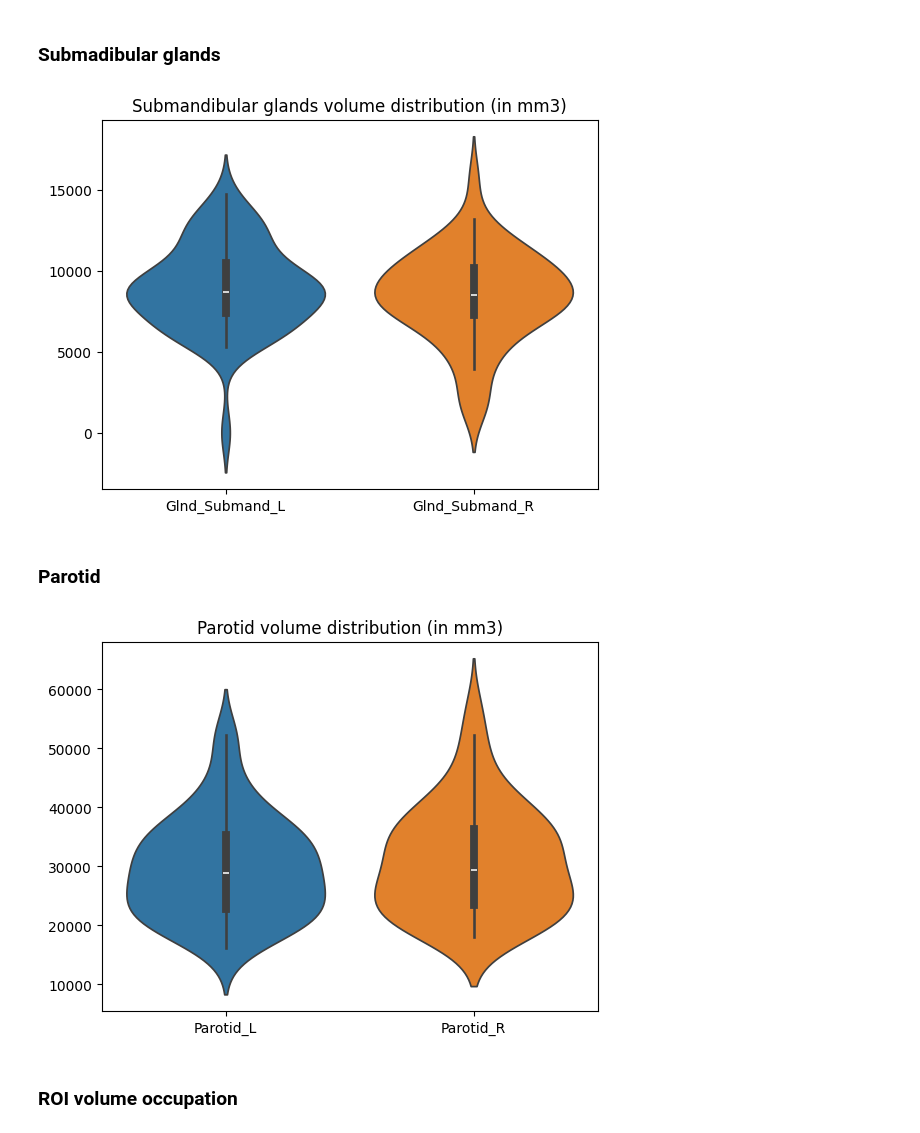
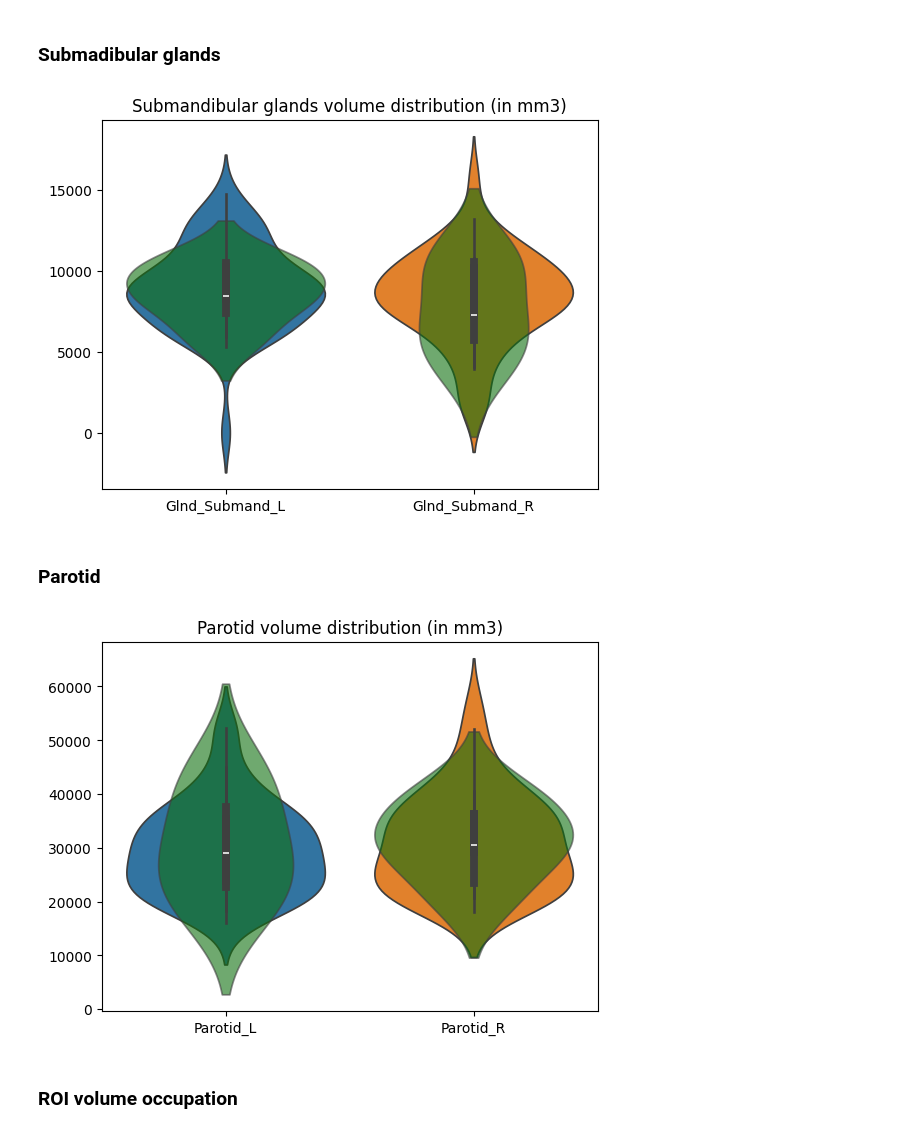
Before and after one commit to tbaudier/gland_segmentation_nnunet, a Jupyter notebook: Dataviz/Dataviz.ipynb, the cells around one changed output. Cells and saved outputs as stored; diff of their text form; code cells hidden in the pictures.

Commit message:
pin val patients on graphs

```diff
--- a/Dataviz/Dataviz.ipynb
+++ b/Dataviz/Dataviz.ipynb
@@ -36,8 +36,18 @@ df
 | 47 | 1056.0 | 951.0 | 5298.0 | 19133.0 | 5283.0 | 24999.0 |
 | 48 | 787.0 | 999.0 | 6066.0 | 23685.0 | 5656.0 | 19494.0 |
 | 49 | 1089.0 | 882.0 | 8613.0 | 21890.0 | 8747.0 | 18746.0 |
+# %%
+df_test = np.zeros((5,6))
+# %%
+df_test[0] = df[df.index == 11]
+df_test[1] = df[df.index == 15]
+df_test[2] = df[df.index == 20]
+df_test[3] = df[df.index == 21]
+df_test[4] = df[df.index == 46]
 # %%
-df_test = pd.DataFrame.copy(df)
+df_test = pd.DataFrame(df_test)
+# %%
+df_test.columns = ['Glande_Lacrim_D', 'Glande_Lacrim_G', 'Glnd_Submand_L', 'Parotid_R', 'Glnd_Submand_R', 'Parotid_L']
 # %%
 df_test
 # %% [output]
@@ -53,19 +71,25 @@ plt.show()
 # %% [markdown]
 ### Submadibular glands
 # %%
-sns.violinplot(data=(df["Glnd_Submand_L"] ,df["Glnd_Submand_R"]))
+fig, ax = plt.subplots()
+ax = sns.violinplot(data=(df["Glnd_Submand_L"] ,df["Glnd_Submand_R"]))
+ax = sns.violinplot(data=(df_test["Glnd_Submand_L"] ,df_test["Glnd_Submand_R"]),color="green")
+plt.setp(ax.collections[2:], alpha =.6)
 plt.title("Submandibular glands volume distribution (in mm3)")
 plt.show()
 # %% [output]
-[figure, old version]
+[figure, new version]
 # %% [markdown]
 ### Parotid
 # %%
-sns.violinplot(data=(df["Parotid_L"],df["Parotid_R"]))
+fig, ax = plt.subplots()
+ax = sns.violinplot(data=(df["Parotid_L"],df["Parotid_R"]))
+ax = sns.violinplot(data=(df_test["Parotid_L"],df_test["Parotid_R"]), color="green")
+plt.setp(ax.collections[2:], alpha =.6)
 plt.title("Parotid volume distribution (in mm3)")
 plt.show()
 # %% [output]
-[figure, old version]
+[figure, new version]
 # %% [markdown]
 ### ROI volume occupation
 # %%
```
Also changed, not shown: parts of 8 cells of this notebook.
